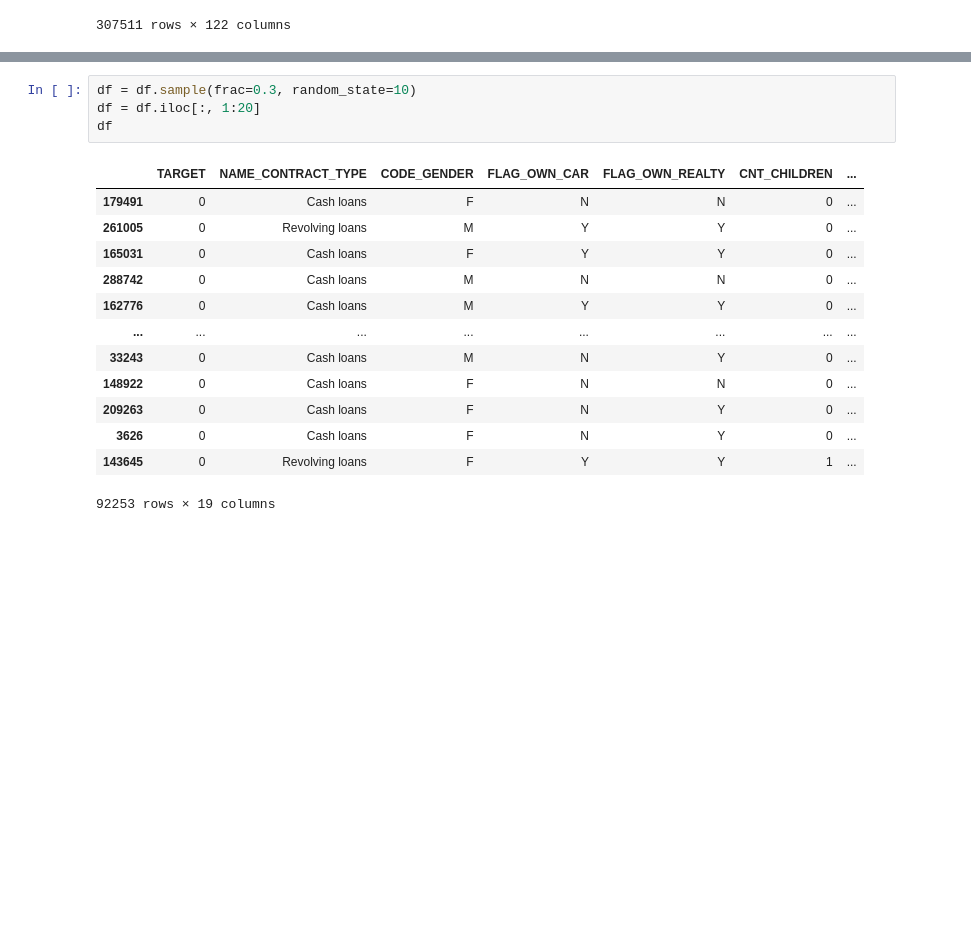
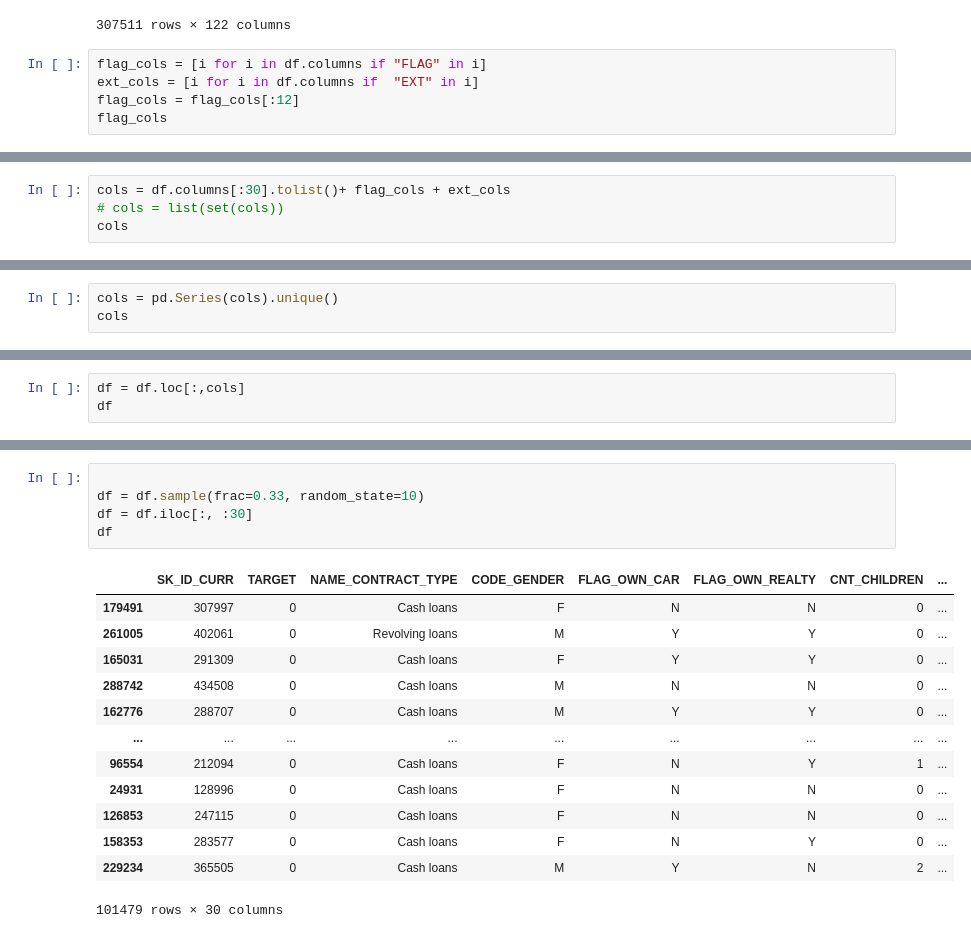
Before and after one commit to AlexandreGazagnes/ml-cost-function, a Jupyter notebook: notebooks/00-data.ipynb, the cells around one changed output, grey strips where cells are left out. Saved outputs shown, nothing was run; the diff lists cells and outputs as text; blank space fills up the shorter version.

```diff
--- a/notebooks/00-data.ipynb
+++ b/notebooks/00-data.ipynb
@@ -21,3 +21,8 @@ df
 | 307509 | 456254 | 1 | Cash loans | F | N | Y | 0 | ... |
 | 307510 | 456255 | 0 | Cash loans | F | N | N | 0 | ... |
 307511 rows × 122 columns
+# %%
+flag_cols = [i for i in df.columns if "FLAG" in i]
+ext_cols = [i for i in df.columns if  "EXT" in i]
+flag_cols = flag_cols[:12]
+flag_cols
@@ -23,0 +46,4 @@ df
+# %%
+cols = df.columns[:30].tolist()+ flag_cols + ext_cols
+# cols = list(set(cols))
+cols
@@ -23,0 +68,3 @@ df
+# %%
+cols = pd.Series(cols).unique()
+cols
@@ -23,0 +84,3 @@ df
+# %%
+df = df.loc[:,cols]
+df
@@ -24,21 +101,22 @@ df
 # %%
-df = df.sample(frac=0.3, random_state=10)
-df = df.iloc[:, 1:20]
+
+df = df.sample(frac=0.33, random_state=10)
+df = df.iloc[:, :30]
 df
 # %% [output]
-|  | TARGET | NAME_CONTRACT_TYPE | CODE_GENDER | FLAG_OWN_CAR | FLAG_OWN_REALTY | CNT_CHILDREN | ... |
-| 179491 | 0 | Cash loans | F | N | N | 0 | ... |
-| 261005 | 0 | Revolving loans | M | Y | Y | 0 | ... |
-| 165031 | 0 | Cash loans | F | Y | Y | 0 | ... |
-| 288742 | 0 | Cash loans | M | N | N | 0 | ... |
-| 162776 | 0 | Cash loans | M | Y | Y | 0 | ... |
-| ... | ... | ... | ... | ... | ... | ... | ... |
-| 33243 | 0 | Cash loans | M | N | Y | 0 | ... |
-| 148922 | 0 | Cash loans | F | N | N | 0 | ... |
-| 209263 | 0 | Cash loans | F | N | Y | 0 | ... |
-| 3626 | 0 | Cash loans | F | N | Y | 0 | ... |
-| 143645 | 0 | Revolving loans | F | Y | Y | 1 | ... |
+|  | SK_ID_CURR | TARGET | NAME_CONTRACT_TYPE | CODE_GENDER | FLAG_OWN_CAR | FLAG_OWN_REALTY | CNT_CHILDREN | ... |
+| 179491 | 307997 | 0 | Cash loans | F | N | N | 0 | ... |
+| 261005 | 402061 | 0 | Revolving loans | M | Y | Y | 0 | ... |
+| 165031 | 291309 | 0 | Cash loans | F | Y | Y | 0 | ... |
+| 288742 | 434508 | 0 | Cash loans | M | N | N | 0 | ... |
+| 162776 | 288707 | 0 | Cash loans | M | Y | Y | 0 | ... |
+| ... | ... | ... | ... | ... | ... | ... | ... | ... |
+| 96554 | 212094 | 0 | Cash loans | F | N | Y | 1 | ... |
+| 24931 | 128996 | 0 | Cash loans | F | N | N | 0 | ... |
+| 126853 | 247115 | 0 | Cash loans | F | N | N | 0 | ... |
+| 158353 | 283577 | 0 | Cash loans | F | N | Y | 0 | ... |
+| 229234 | 365505 | 0 | Cash loans | M | Y | N | 2 | ... |
-92253 rows × 19 columns
+101479 rows × 30 columns
 # %%
 df.to_csv("data/data.csv", index=False)
 df
```
Also changed, not shown: parts of 6 cells of this notebook.
